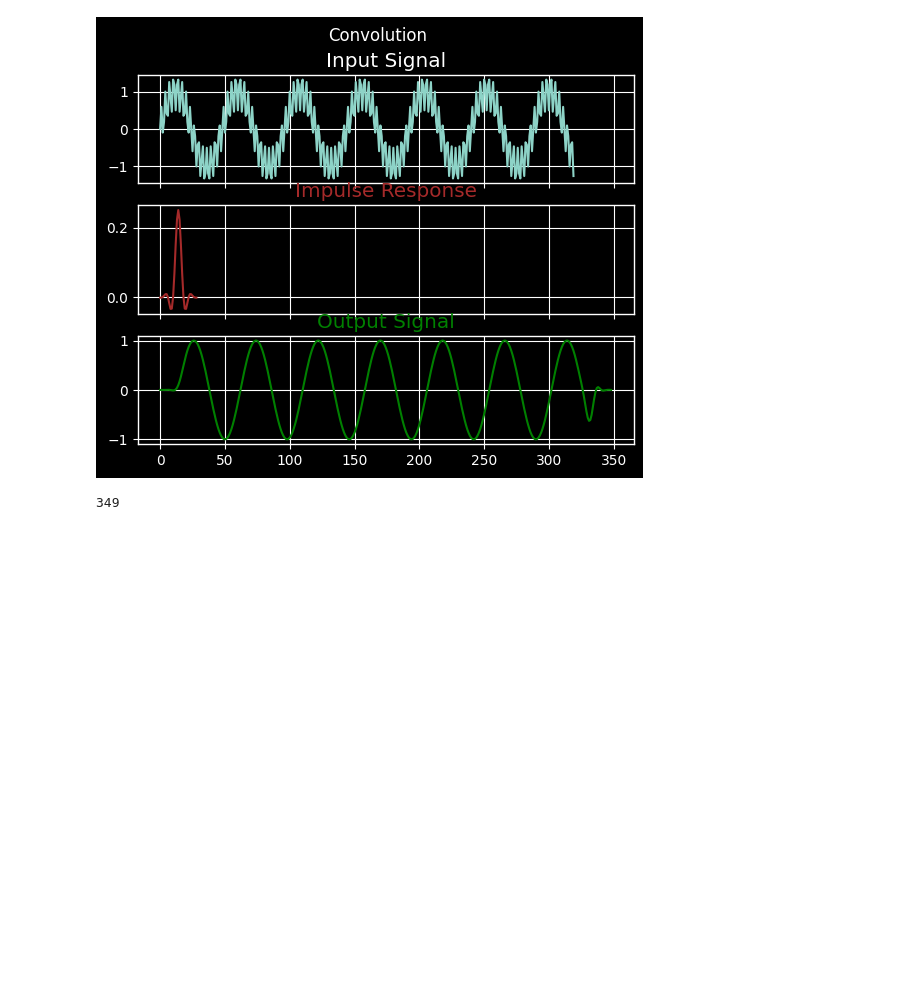
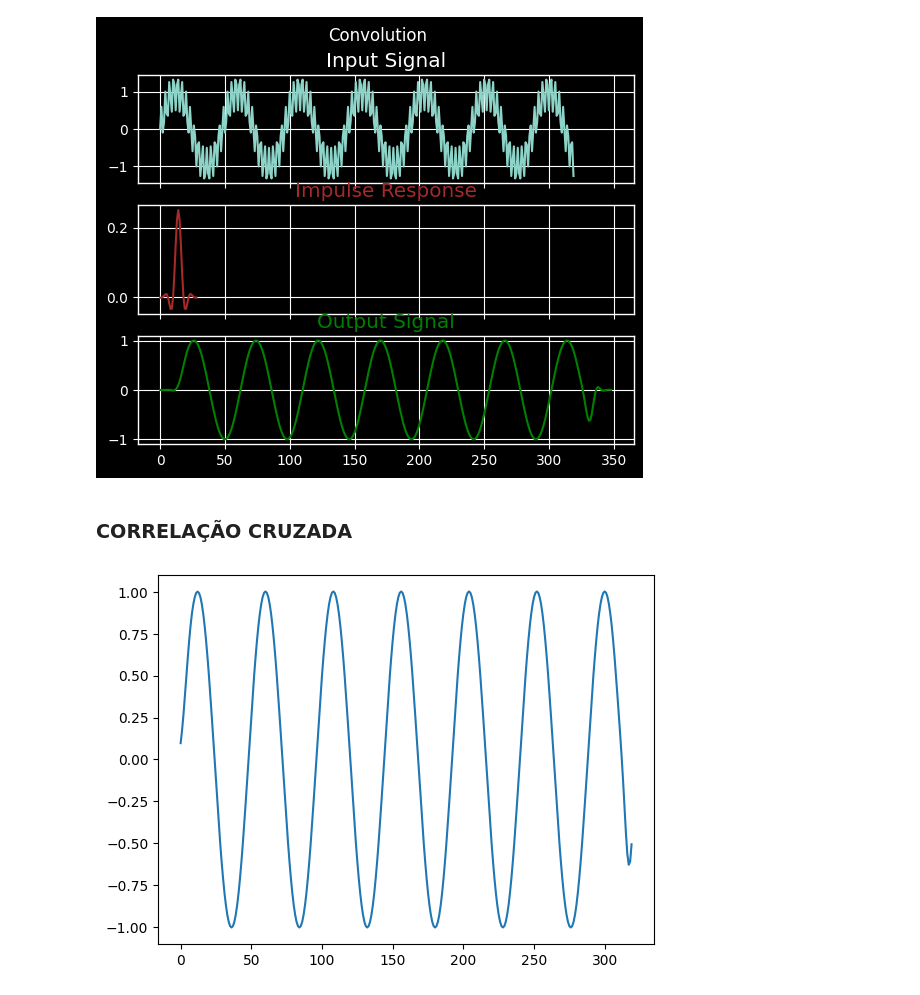
Before and after one commit to Gabriel-Gardin/digital-signal-processing-gg, a Jupyter notebook: convolution/convolution.ipynb, the cells around one changed output. Drawn from its saved outputs; the diff is of its cells as text; code cells hidden in the pictures; blank space fills up the shorter version.

```diff
--- a/convolution/convolution.ipynb
+++ b/convolution/convolution.ipynb
@@ -114,7 +117,3 @@ output_signal = [None]*349
 convolution(sigs.InputSignal_1kHz_15kHz,sigs.Impulse_response,output_signal)
 # %% [output]
 [figure]
-# %%
-len(IR) + len(sig)
-# %% [output]
-349
@@ -120,0 +124,10 @@ len(IR) + len(sig)
+# %% [markdown]
+### CORRELAÇÃO CRUZADA
+# %%
+corr = signal.correlate(sigs.InputSignal_1kHz_15kHz,sigs.Impulse_response, mode="same")
+conv = signal.convolve(sigs.InputSignal_1kHz_15kHz,sigs.Impulse_response, mode="same")
+# %%
+plt.plot(corr)
+plt.show()
+# %% [output]
+[figure, added]
```
Also changed, not shown: parts of 4 cells of this notebook, 6 other files.
